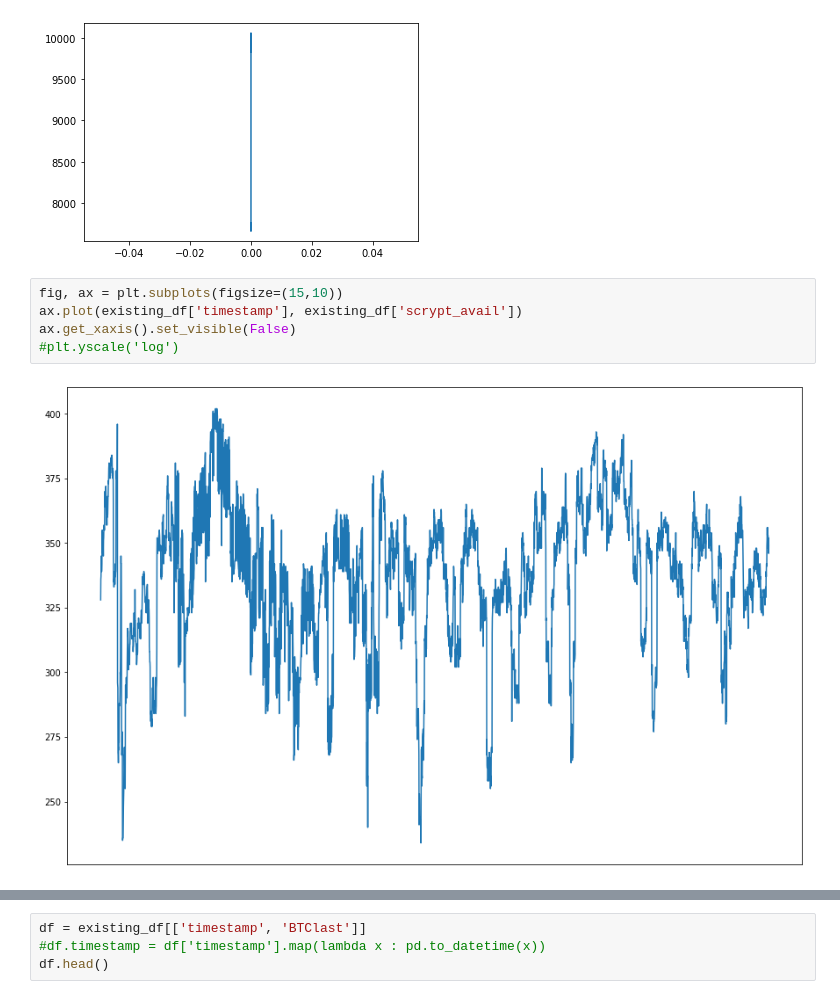
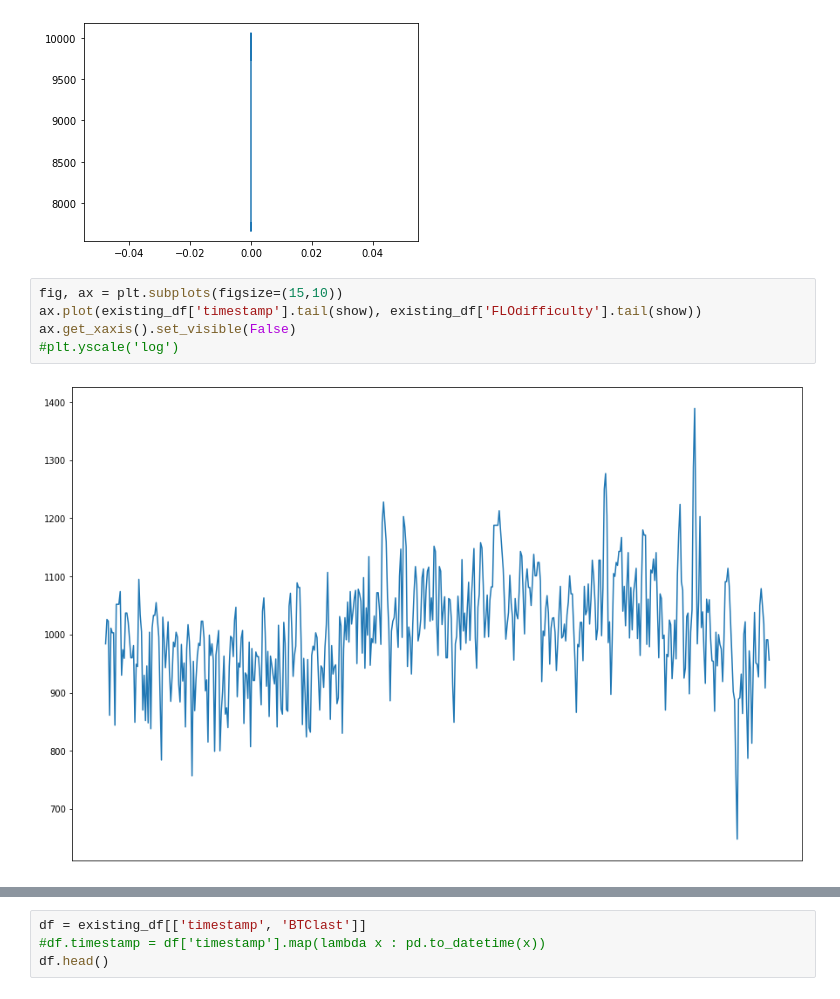
Before and after one commit to Tyler-Owen-Morris/FLO_bot, a Jupyter notebook: Data_Miner.ipynb, the cells around one changed output, grey strips where cells are left out. Drawn from its saved outputs; the diff is of its cells as text.

```diff
--- a/Data_Miner.ipynb
+++ b/Data_Miner.ipynb
@@ -157,11 +157,11 @@ existing_df.BTClast.plot()
 [figure]
 # %%
 fig, ax = plt.subplots(figsize=(15,10))
-ax.plot(existing_df['timestamp'], existing_df['scrypt_avail'])
+ax.plot(existing_df['timestamp'].tail(show), existing_df['FLOdifficulty'].tail(show))
 ax.get_xaxis().set_visible(False)
 #plt.yscale('log')
 # %% [output]
-[figure, old version]
+[figure, new version]
 # %%
 fig, ax = plt.subplots(figsize=(15,10))
 ax.plot(existing_df['timestamp'], existing_df['scrypt_last30'])
```
Also changed, not shown: parts of 6 cells of this notebook, 2 other files.
